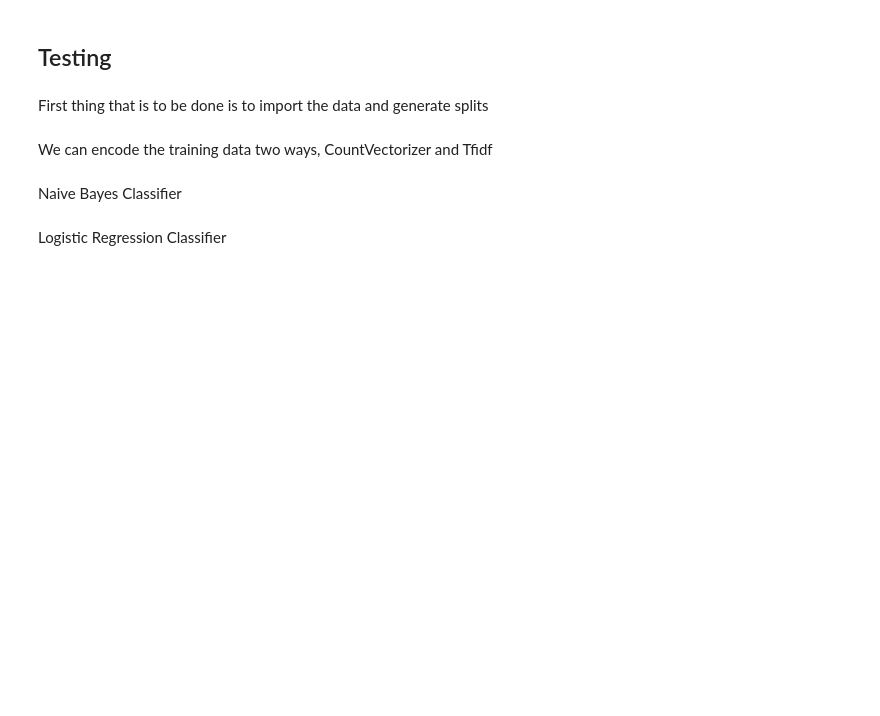
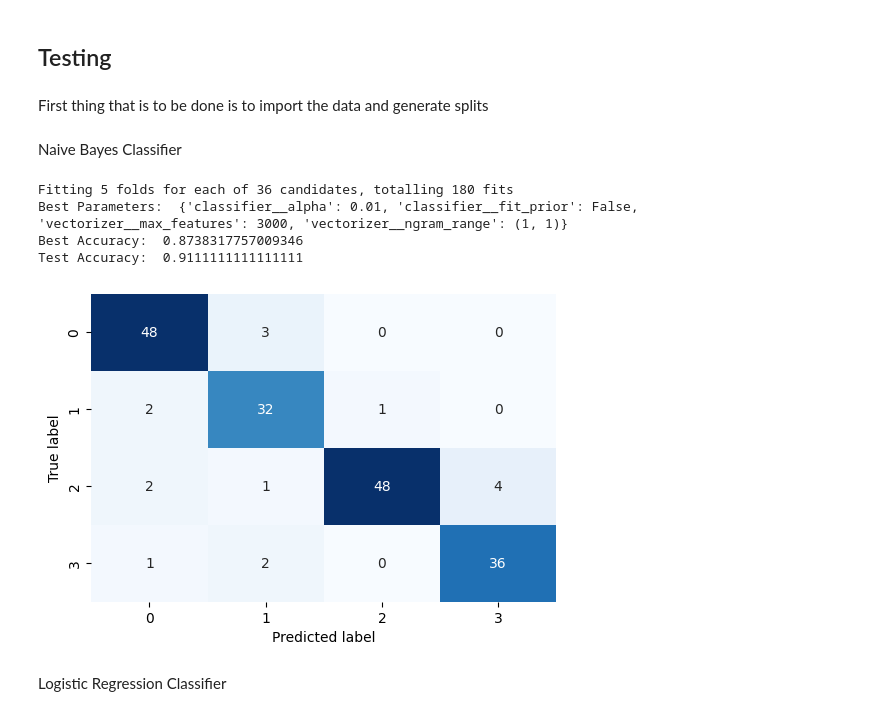
Before and after one commit to faverogian/ECSE551, a Jupyter notebook: Project 2/testing.ipynb, the cells around one changed output. Drawn from its saved outputs; the diff is of its cells as text; code cells hidden in the pictures; blank space fills up the shorter version.

```diff
--- a/Project 2/testing.ipynb
+++ b/Project 2/testing.ipynb
@@ -5,13 +5,13 @@ First thing that is to be done is to import the data and generate splits
 # %%
 # Load dataset
 import pandas as pd
-df = pd.read_csv('Datasets/train_cleaned.csv')
+df = pd.read_csv('Datasets/train_cleaned2.csv')
 
 # Split dataset into training and testing
 from sklearn.model_selection import train_test_split
 X = df['body']
 y = df['subreddit']
 y = y.map({'Toronto': 0, 'London': 1, 'Montreal': 2, 'Paris': 3})
+
+# Get distribution of classes in train and test sets
 X_train, X_test, y_train, y_test = train_test_split(X, y, random_state=42)
-# %% [markdown]
-We can encode the training data two ways, CountVectorizer and Tfidf
@@ -28,38 +18,69 @@ tfid_x_test = tfid_vectorizer.transform(X_test)
+# %%
+# Print a nice confusion matrix between y_pred and y_test
+from sklearn.metrics import confusion_matrix
+import matplotlib.pyplot as plt
+import seaborn as sns
+
+# Create function to plot a confusion matrix
+def plot_conf_mat(conf_mat):
+    """
+    Plots a confusion matrix using Seaborn's heatmap().
+    """
+    fig, ax = plt.subplots(figsize=(6, 4))
+    ax = sns.heatmap(conf_mat,
+                     annot=True,  # Annotate the boxes
+                     cbar=False,
+                     fmt='g',
+                     cmap='Blues')
+    plt.xlabel('Predicted label')
+    plt.ylabel('True label')
+    plt.show()
 # %% [markdown]
 Naive Bayes Classifier
 # %%
 # Perform a thorough grid search with CountVectorizer and Naive Bayes
 from sklearn.model_selection import GridSearchCV
 from sklearn.naive_bayes import MultinomialNB
-from sklearn.feature_extraction.text import CountVectorizer
+from sklearn.feature_extraction.text import CountVectorizer, TfidfVectorizer
 from sklearn.pipeline import Pipeline
 
 # Define the pipeline with CountVectorizer and Multinomial Naive Bayes
 pipeline = Pipeline([
-    ('vectorizer', CountVectorizer()),
+    ('vectorizer', TfidfVectorizer()),
     ('classifier', MultinomialNB())
 ])
 
 # Define the hyperparameters to search
 parameters = {
-    'vectorizer__max_features': [1000, 3000, 5000],  # Adjust as needed
+    'vectorizer__max_features': [3000, 5000],
     'vectorizer__ngram_range': [(1, 1), (1, 2), (1, 3)],  # Consider different n-gram ranges
     'classifier__alpha': [0.01, 0.5, 1.0],  # Smoothing parameter for Naive Bayes
+    'classifier__fit_prior': [True, False],  # Whether to learn class prior probabilities
 }
 
 # Initialize GridSearchCV
-grid_search = GridSearchCV(pipeline, parameters, cv=5, scoring='accuracy', verbose=1)
+grid_search = GridSearchCV(pipeline, parameters, cv=5, scoring='accuracy', verbose=1, n_jobs=-1)
 
 # Perform the grid search
 grid_search.fit(X_train, y_train)
 
 # Print the best parameters and corresponding accuracy
 print("Best Parameters: ", grid_search.best_params_)
 print("Best Accuracy: ", grid_search.best_score_)
 
 # Evaluate on the test set
 test_accuracy = grid_search.score(X_test, y_test)
 print("Test Accuracy: ", test_accuracy)
+
+y_pred = grid_search.predict(X_test)
+conf_mat = confusion_matrix(y_test, y_pred)
+plot_conf_mat(conf_mat)
+# %% [output]
+Fitting 5 folds for each of 36 candidates, totalling 180 fits
+Best Parameters:  {'classifier__alpha': 0.01, 'classifier__fit_prior': False, 'vectorizer__max_features': 3000, 'vectorizer__ngram_range': (1, 1)}
+Best Accuracy:  0.8738317757009346
+Test Accuracy:  0.9111111111111111
+[figure, added]
 # %% [markdown]
 Logistic Regression Classifier
 # %%
```
Also changed, not shown: parts of 9 cells of this notebook, 3 other files.
